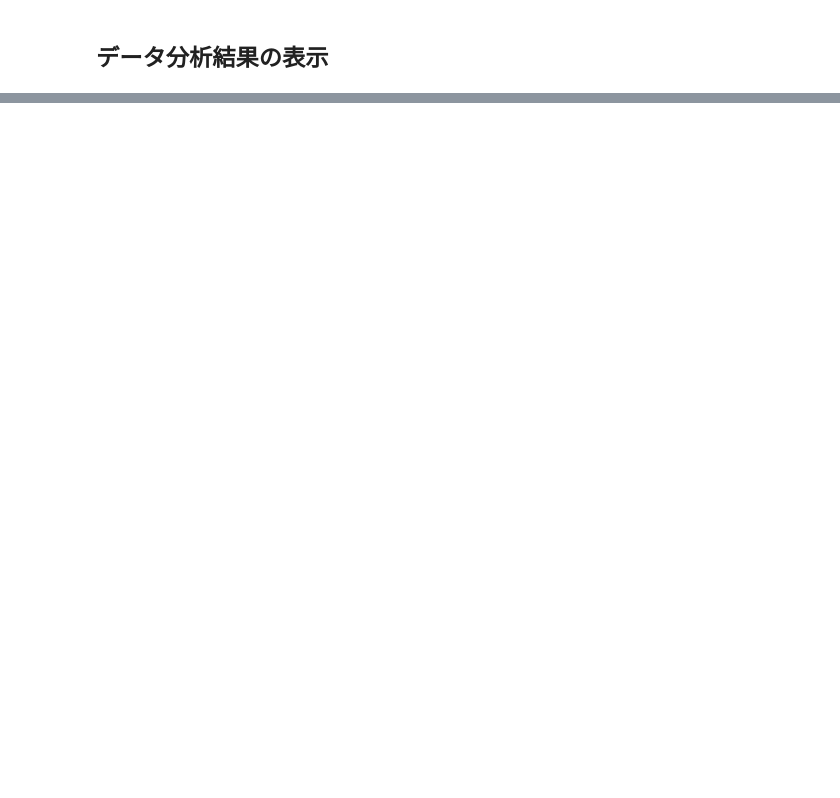
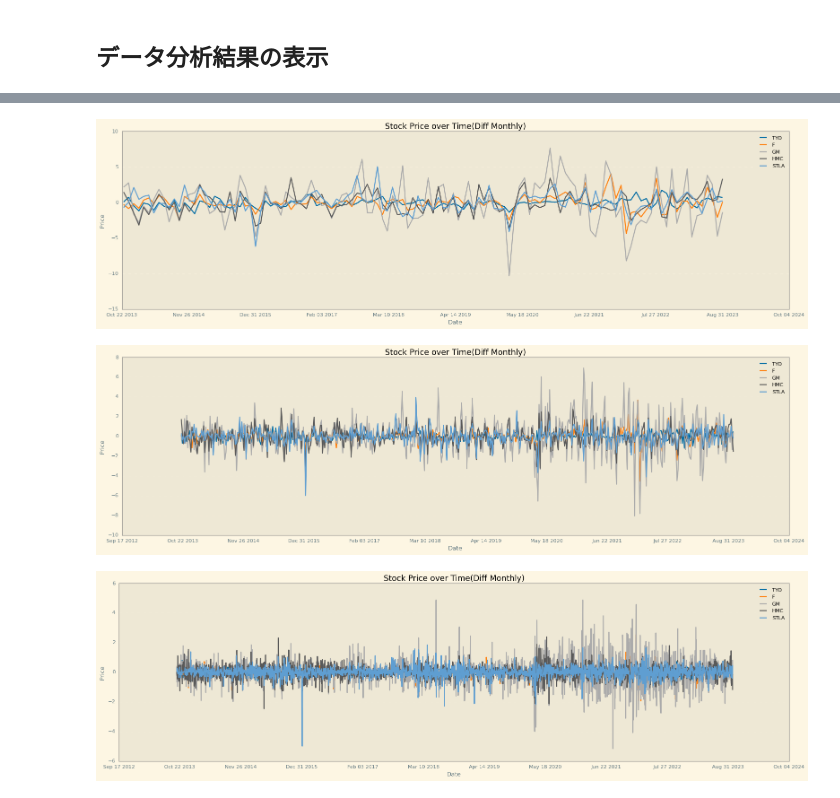
Before and after one commit to aguilarklyno/Fukuhara-Seminar, a Jupyter notebook: 23_10_27_week-03/test.ipynb, the cells around one changed output, grey strips where cells are left out. Drawn from its saved outputs; the diff is of its cells as text; code cells hidden in the pictures; blank space fills up the shorter version.

```diff
--- a/23_10_27_week-03/test.ipynb
+++ b/23_10_27_week-03/test.ipynb
@@ -244,0 +552,33 @@ def plot_stock_prices(title, dataframe, selected_columns, figsize=(20, 6)):
+# %%
+def remove_trend_diff(data) -> pd.DataFrame:
+    """
+    Apply differencing and drop NaN rows to remove trend non-stationarity from time series data.
+
+    Parameters:
+    - data: pd.Series or pd.DataFrame, the input data with one or more time series columns.
+
+    Returns:
+    - pd.Series or pd.DataFrame, the transformed data with trend non-stationarity removed.
+    """
+
+    if isinstance(data, pd.Series):
+        data_copy = data.copy()
+        return data_copy.diff().dropna()
+
+    elif isinstance(data, pd.DataFrame):
+        data_copy = data.copy()
+
+        # List all columns except 'Date'
+        cols_to_diff = [col for col in data_copy.columns if col != 'Date']
+
+        # Apply diff() for each column except 'Date'
+        for col in cols_to_diff:
+            data_copy[col] = data_copy[col].diff()
+
+        # Drop rows with NaN values
+        return data_copy.dropna()
+
+    else:
+        raise ValueError("Input data must be a pandas DataFrame or Series")
+
+# remove_trend_diff(dataframe)
@@ -254,0 +729,4 @@ plot_stock_prices('title', df_stock_da, tickers)
+# %%
+df_stock_mo_diff = remove_trend_diff(df_stock_mo.copy())
+df_stock_we_diff = remove_trend_diff(df_stock_we.copy())
+df_stock_da_diff = remove_trend_diff(df_stock_da.copy())
@@ -254,0 +750,8 @@ plot_stock_prices('title', df_stock_da, tickers)
+# %%
+plot_stock_prices("Diff Monthly", df_stock_mo_diff, tickers)
+plot_stock_prices("Diff Monthly", df_stock_we_diff, tickers)
+plot_stock_prices("Diff Monthly", df_stock_da_diff, tickers)
+# %% [output]
+[figure, added]
+[figure, added]
+[figure, added]
```
Also changed, not shown: parts of 71 cells of this notebook, 3 other files.
